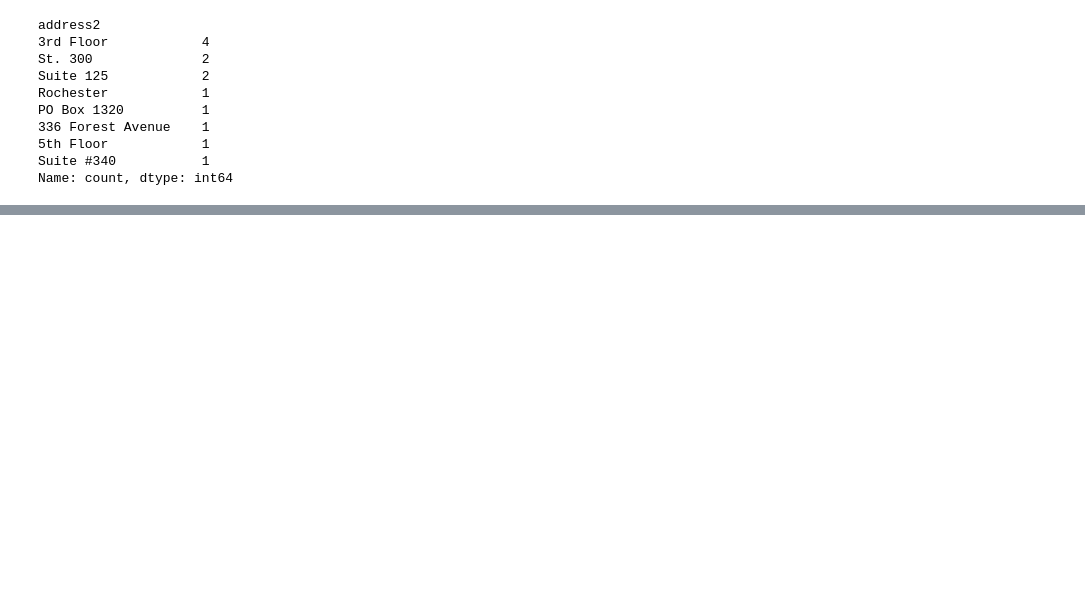
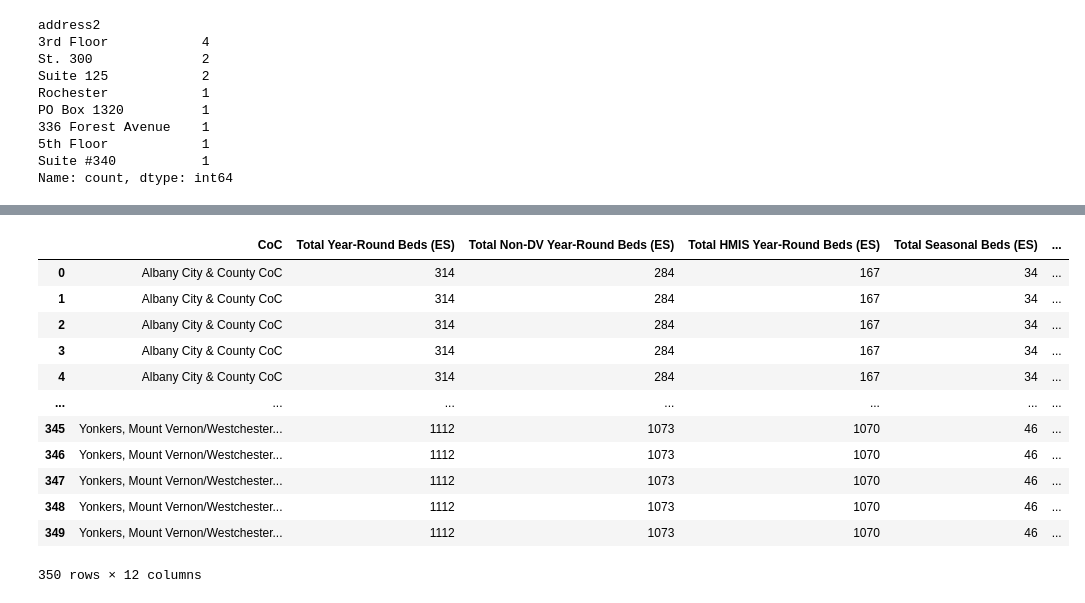
Before and after one commit to LDeYoung17/housing-data-study, a Jupyter notebook: notebooks/EDA_ML.ipynb, the cells around one changed output, grey strips where cells are left out. Cells and saved outputs as stored; diff of their text form; code cells hidden in the pictures; blank space fills up the shorter version.

```diff
--- a/notebooks/EDA_ML.ipynb
+++ b/notebooks/EDA_ML.ipynb
@@ -602,0 +633,18 @@ display(hud_num_df.sample(20))
+# %%
+ES_totals_by_county = hud_num_df.groupby(['CoC', 'Total Year-Round Beds (ES)', 'Total Non-DV Year-Round Beds (ES)', 'Total HMIS Year-Round Beds (ES)', 'Total Seasonal Beds (ES)', 'Total Overflow Beds (ES)', 'Total Units for Households with Children (ES)', 'Total Beds for Households with Children (ES)', 'Total Beds for Households without Children (ES)', 'Total Beds for Households with only Children (ES)', 'PIT Count'])['Total Beds'].sum().reset_index().rename(columns={0: 'total_beds', 'CoC': 'CoC', 'Total Year-Round Beds (ES)': 'Total Year-Round Beds (ES)', 'Total Non-DV Year-Round Beds (ES)': 'Total Non-DV Year-Round Beds (ES)', 'Total HMIS Year-Round Beds (ES)': 'Total HMIS Year-Round Beds (ES)', 'Total Seasonal Beds (ES)': 'Total Seasonal Beds (ES)', 'Total Overflow Beds (ES)': 'Total Overflow Beds (ES)', 'Total Units for Households with Children (ES)': 'Total Units for Households with Children (ES)', 'Total Beds for Households without Children (ES)': 'Total Beds for Households without Children (ES)', 'Total Beds for Households with only Children (ES)': 'Total Beds for Households with only Children (ES)', 'PIT Count': 'PIT Count'})
+
+display(ES_totals_by_county)
+# %% [output]
+|  | CoC | Total Year-Round Beds (ES) | Total Non-DV Year-Round Beds (ES) | Total HMIS Year-Round Beds (ES) | Total Seasonal Beds (ES) | ... |
+| 0 | Albany City & County CoC | 314 | 284 | 167 | 34 | ... |
+| 1 | Albany City & County CoC | 314 | 284 | 167 | 34 | ... |
+| 2 | Albany City & County CoC | 314 | 284 | 167 | 34 | ... |
+| 3 | Albany City & County CoC | 314 | 284 | 167 | 34 | ... |
+| 4 | Albany City & County CoC | 314 | 284 | 167 | 34 | ... |
+| ... | ... | ... | ... | ... | ... | ... |
+| 345 | Yonkers, Mount Vernon/Westchester... | 1112 | 1073 | 1070 | 46 | ... |
+| 346 | Yonkers, Mount Vernon/Westchester... | 1112 | 1073 | 1070 | 46 | ... |
+| 347 | Yonkers, Mount Vernon/Westchester... | 1112 | 1073 | 1070 | 46 | ... |
+| 348 | Yonkers, Mount Vernon/Westchester... | 1112 | 1073 | 1070 | 46 | ... |
+| 349 | Yonkers, Mount Vernon/Westchester... | 1112 | 1073 | 1070 | 46 | ... |
+350 rows × 12 columns
```
Also changed, not shown: parts of 38 cells of this notebook.
